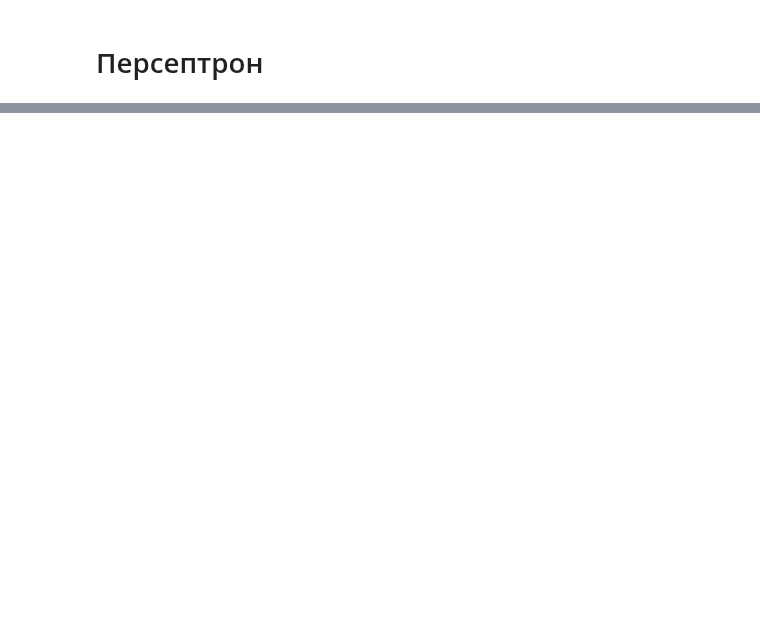
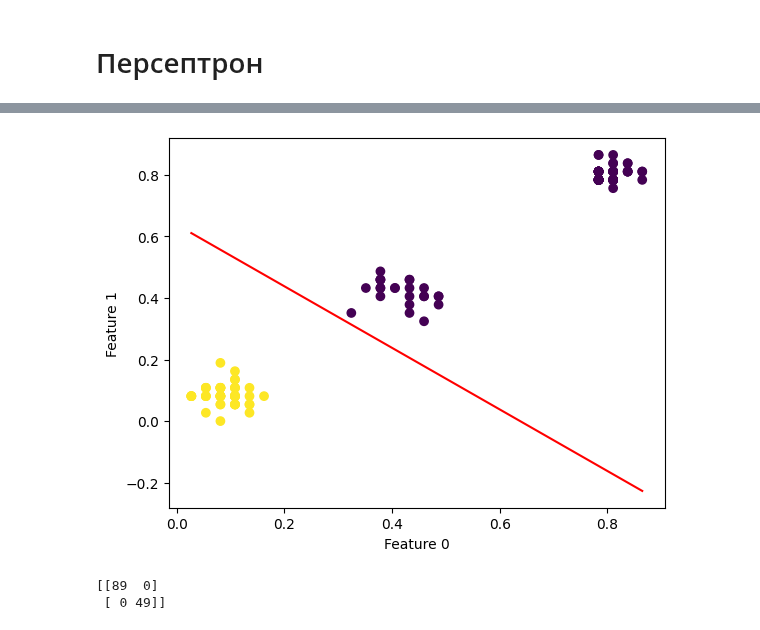
Before and after one commit to MorozovDesu/neural_network_technologies, a Jupyter notebook: "Нейросетевые_технологии_1_Лаба_ipynb".ipynb, the cells around one changed output, grey strips where cells are left out. Cells and saved outputs as stored; diff of their text form; code cells hidden in the pictures; blank space fills up the shorter version.

```diff
--- a/"Нейросетевые_технологии_1_Лаба_ipynb".ipynb
+++ b/"Нейросетевые_технологии_1_Лаба_ipynb".ipynb
@@ -571,38 +586,40 @@ print(y_train3)
 # %%
-import matplotlib.pyplot as plt
+per3 = Perceptron(n_iters=1000)
 
-per = Perceptron(n_iters=1000)
-
-per.fit(X_train3, y_train3)
-perTrain = per.predict(X_train3)
+per3.fit(X_train3, y_train3)
+perTrain3 = per3.predict(X_train3)
 
 x0_1 = np.amin(X_train3[:, 0])
 x0_2 = np.amax(X_train3[:, 0])
 
 x1_1 = np.amin(X_train3[:, 1])
 x1_2 = np.amax(X_train3[:, 1])
 
 x = [x0_1, x0_2]
 y = [x1_1, x1_2]
 
 # Пересчет коэффициентов разделяющей прямой для двух признаков
-slope = -per.weights[0] / per.weights[1]
-intercept = -per.bias / per.weights[1]
+slope = -per3.weights[0] / per3.weights[1]
+intercept = -per3.bias / per3.weights[1]
 
 # Вычисление точек для разделяющей прямой
 x_line = np.array([x0_1, x0_2])
 y_line = slope * x_line + intercept
 
 # Построение двумерного рассеянного графика
-plt.scatter(X_train3[:, 0], X_train3[:, 1], c=perTrain, cmap='viridis')
+plt.scatter(X_train3[:, 0], X_train3[:, 1], c=perTrain3, cmap='viridis')
 plt.xlabel('Feature 0')
 plt.ylabel('Feature 1')
 
 # Построение разделяющей прямой
 plt.plot(x_line, y_line, color='red')
 plt.show()
 
 # Матрица различий
-distinctions = confusion_matrix(y_train3, perTrain)
+distinctions = confusion_matrix(y_train3, perTrain3)
 print(distinctions)
+# %% [output]
+[figure, added]
+[[89  0]
+ [ 0 49]]
 # %%
```
Also changed, not shown: parts of 18 cells of this notebook.
